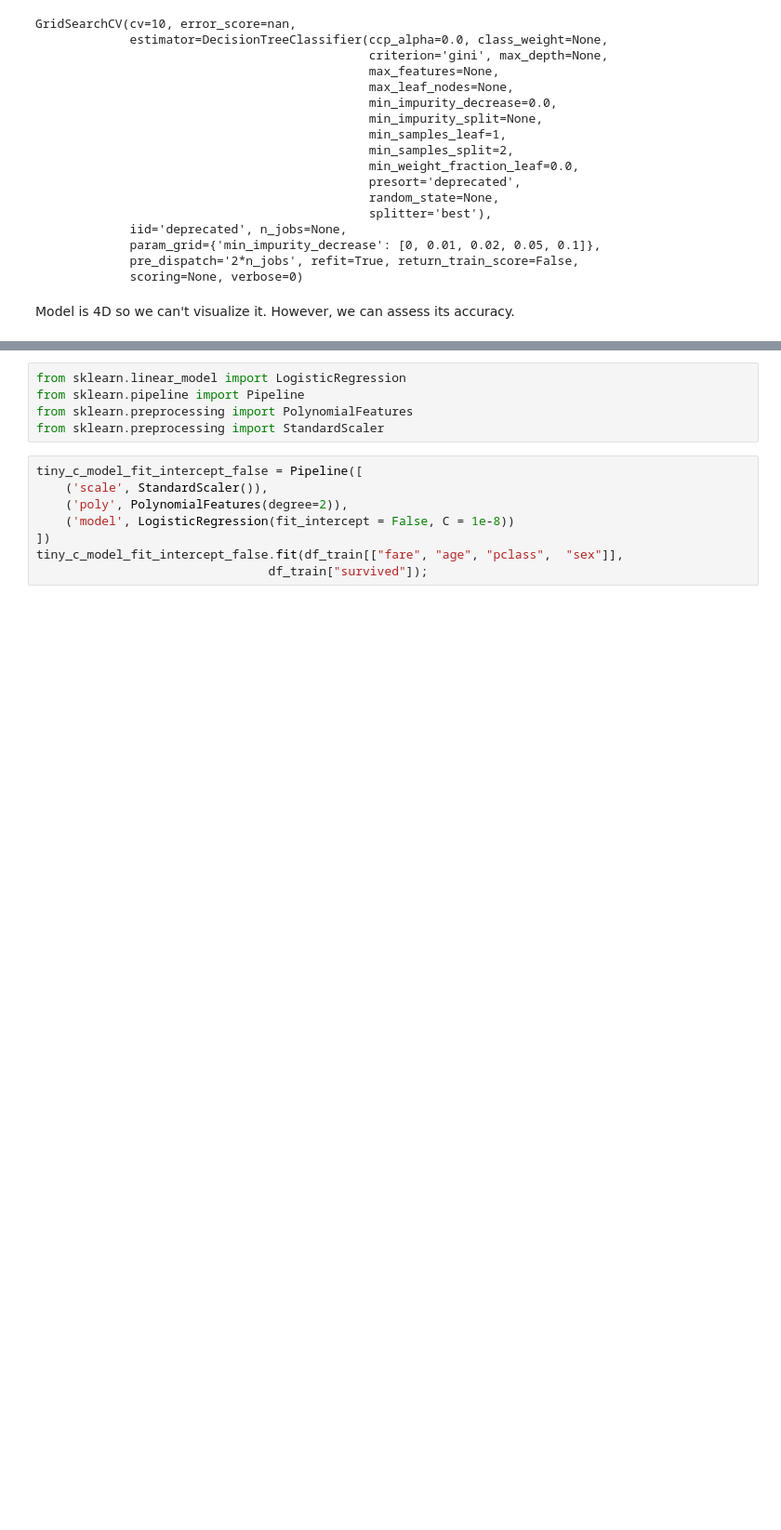
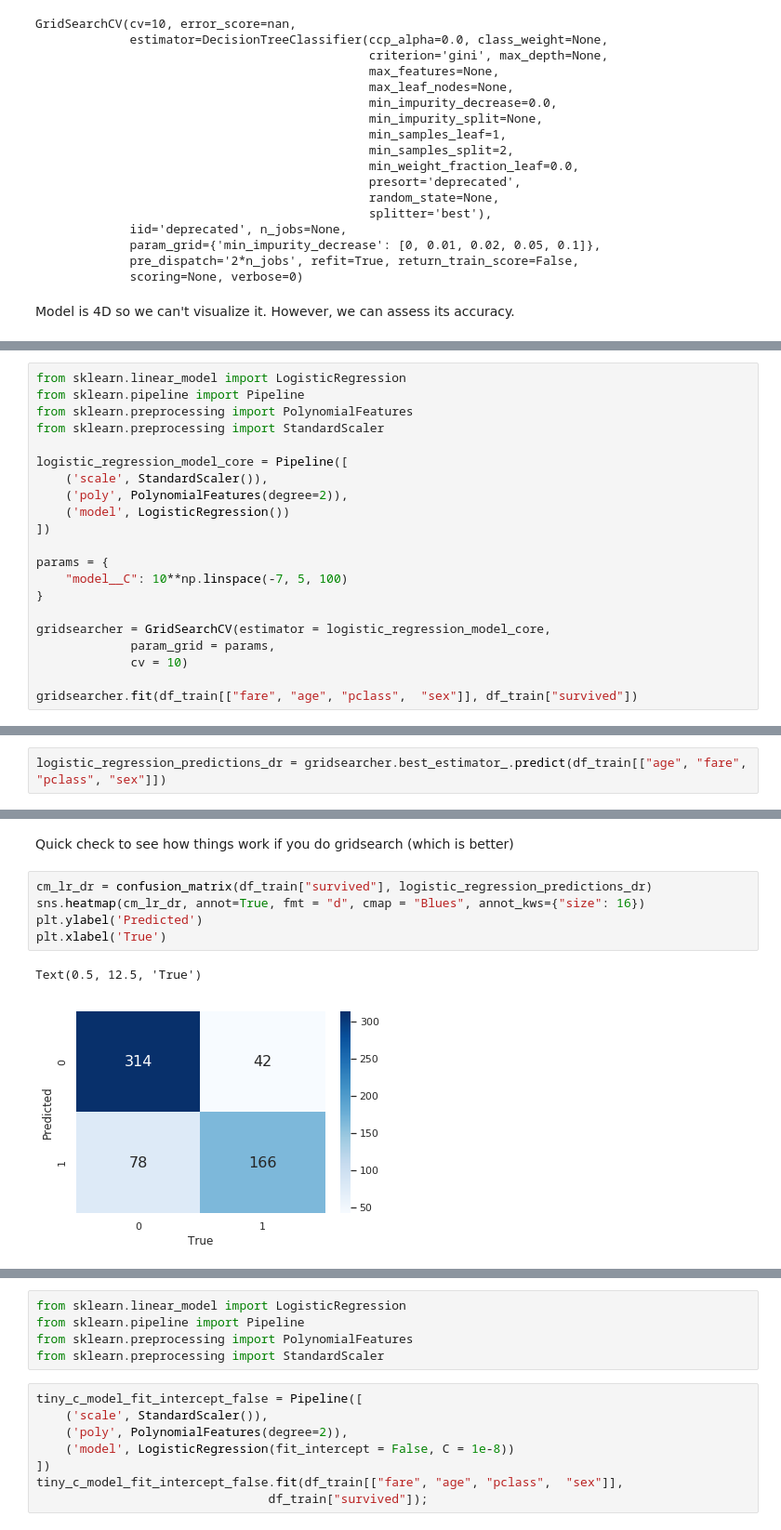
Before and after one commit to joshHug/youdao_ai, a Jupyter notebook: lec8/lec8-model-evaluation.ipynb, the cells around one changed output, grey strips where cells are left out. Shown: that part at 93% size. Drawn from its saved outputs; the diff is of its cells as text; blank space fills up the shorter version.

```diff
--- a/lec8/lec8-model-evaluation.ipynb
+++ b/lec8/lec8-model-evaluation.ipynb
@@ -55,0 +112,21 @@ accuracy_score(df_train["survived"],
+# %%
+from sklearn.linear_model import LogisticRegression
+from sklearn.pipeline import Pipeline
+from sklearn.preprocessing import PolynomialFeatures
+from sklearn.preprocessing import StandardScaler
+
+logistic_regression_model_core = Pipeline([
+    ('scale', StandardScaler()),
+    ('poly', PolynomialFeatures(degree=2)),
+    ('model', LogisticRegression())
+])
+
+params = {
+    "model__C": 10**np.linspace(-7, 5, 100)
+}
+
+gridsearcher = GridSearchCV(estimator = logistic_regression_model_core,
+             param_grid = params,
+             cv = 10)
+
+gridsearcher.fit(df_train[["fare", "age", "pclass",  "sex"]], df_train["survived"])
@@ -55,0 +151,2 @@ accuracy_score(df_train["survived"],
+# %%
+logistic_regression_predictions_dr = gridsearcher.best_estimator_.predict(df_train[["age", "fare", "pclass", "sex"]])
@@ -55,0 +204,10 @@ accuracy_score(df_train["survived"],
+# %% [markdown]
+Quick check to see how things work if you do gridsearch (which is better)
+# %%
+cm_lr_dr = confusion_matrix(df_train["survived"], logistic_regression_predictions_dr)
+sns.heatmap(cm_lr_dr, annot=True, fmt = "d", cmap = "Blues", annot_kws={"size": 16})
+plt.ylabel('Predicted')
+plt.xlabel('True')
+# %% [output]
+Text(0.5, 12.5, 'True')
+[figure, added]
```
Also changed, not shown: parts of 23 cells of this notebook.
